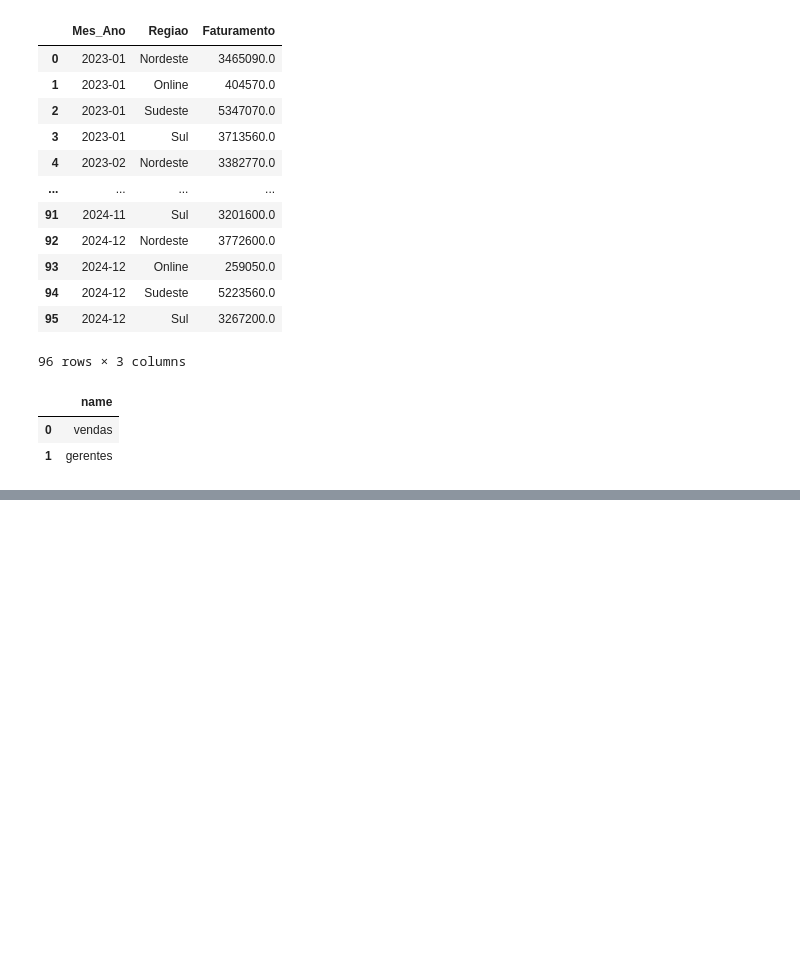
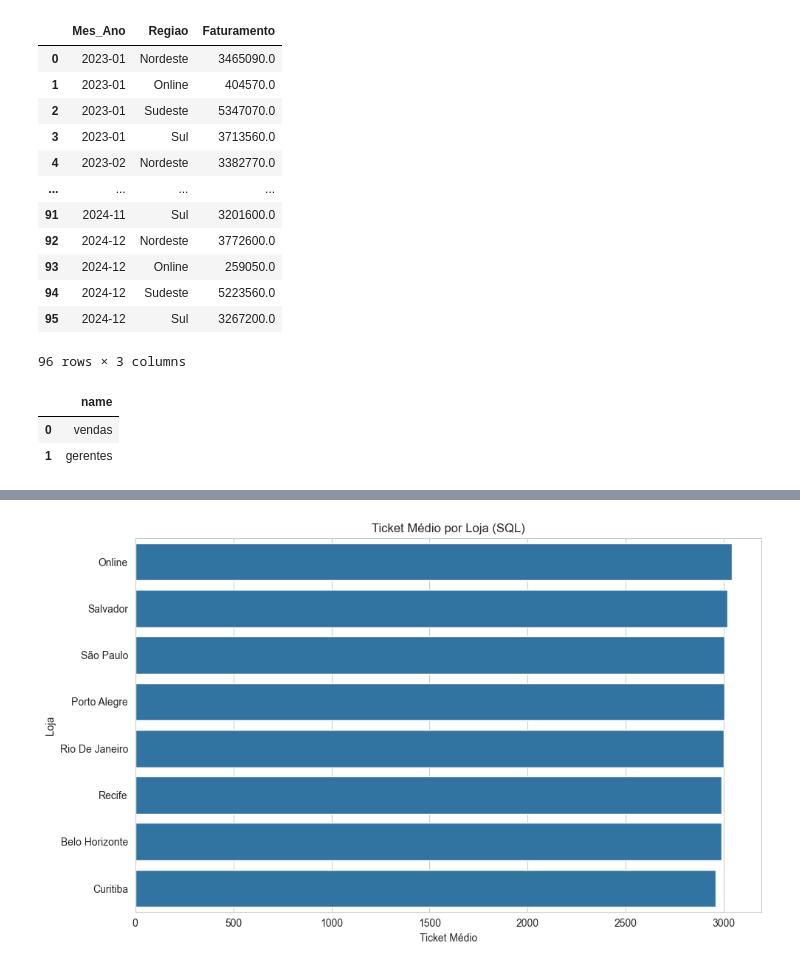
Before and after one commit to karolconkah/projeto-analise-dados, a Jupyter notebook: analise_vendas_gerentes.ipynb, the cells around one changed output, grey strips where cells are left out. Cells and saved outputs as stored; diff of their text form; code cells hidden in the pictures; blank space fills up the shorter version.

```diff
--- a/analise_vendas_gerentes.ipynb
+++ b/analise_vendas_gerentes.ipynb
@@ -630,0 +667,14 @@ display(ranking_gerentes_sql)
+# %%
+#Ticket médio por loja
+query = """
+SELECT
+  Loja,
+  SUM(Faturamento) AS Faturamento_Total,
+  COUNT(DISTINCT ID_Pedido) AS Qtde_Pedidos,
+  ROUND(SUM(Faturamento) * 1.0 / COUNT(DISTINCT ID_Pedido), 2) AS Ticket_Medio
+FROM vendas
+GROUP BY Loja
+ORDER BY Ticket_Medio DESC;
+"""
+df_ticket_loja = pd.read_sql_query(query, conn)
+display(df_ticket_loja)
@@ -630,0 +691,17 @@ display(ranking_gerentes_sql)
+# %%
+plt.figure(figsize=(10,6))
+
+sns.barplot(
+    data=df_ticket_loja,
+    x='Ticket_Medio',
+    y='Loja'
+)
+
+plt.title('Ticket Médio por Loja (SQL)')
+plt.xlabel('Ticket Médio')
+plt.ylabel('Loja')
+
+plt.tight_layout()
+plt.show()
+# %% [output]
+[figure, added]
```
Also changed, not shown: parts of 30 cells of this notebook, 1 other file.
